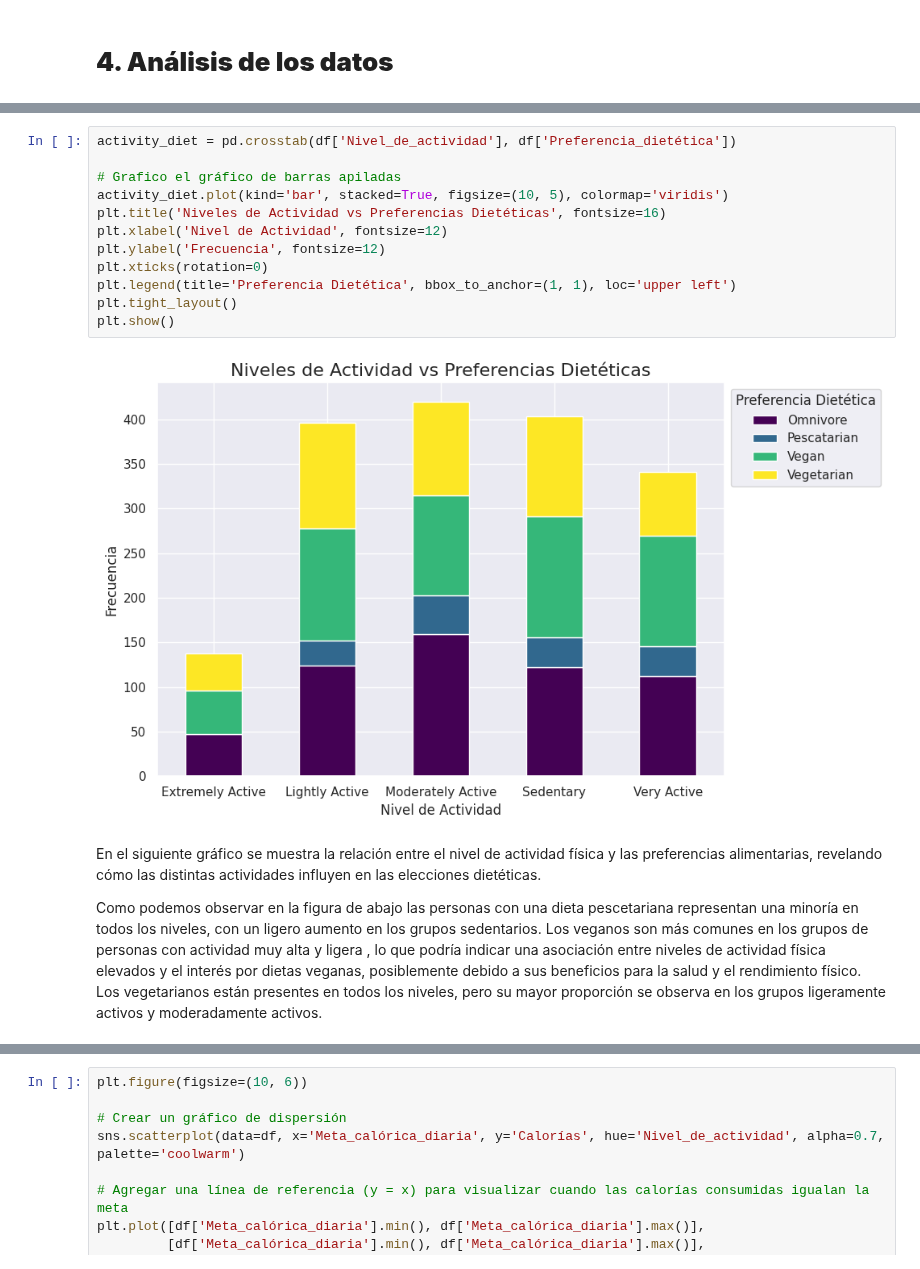
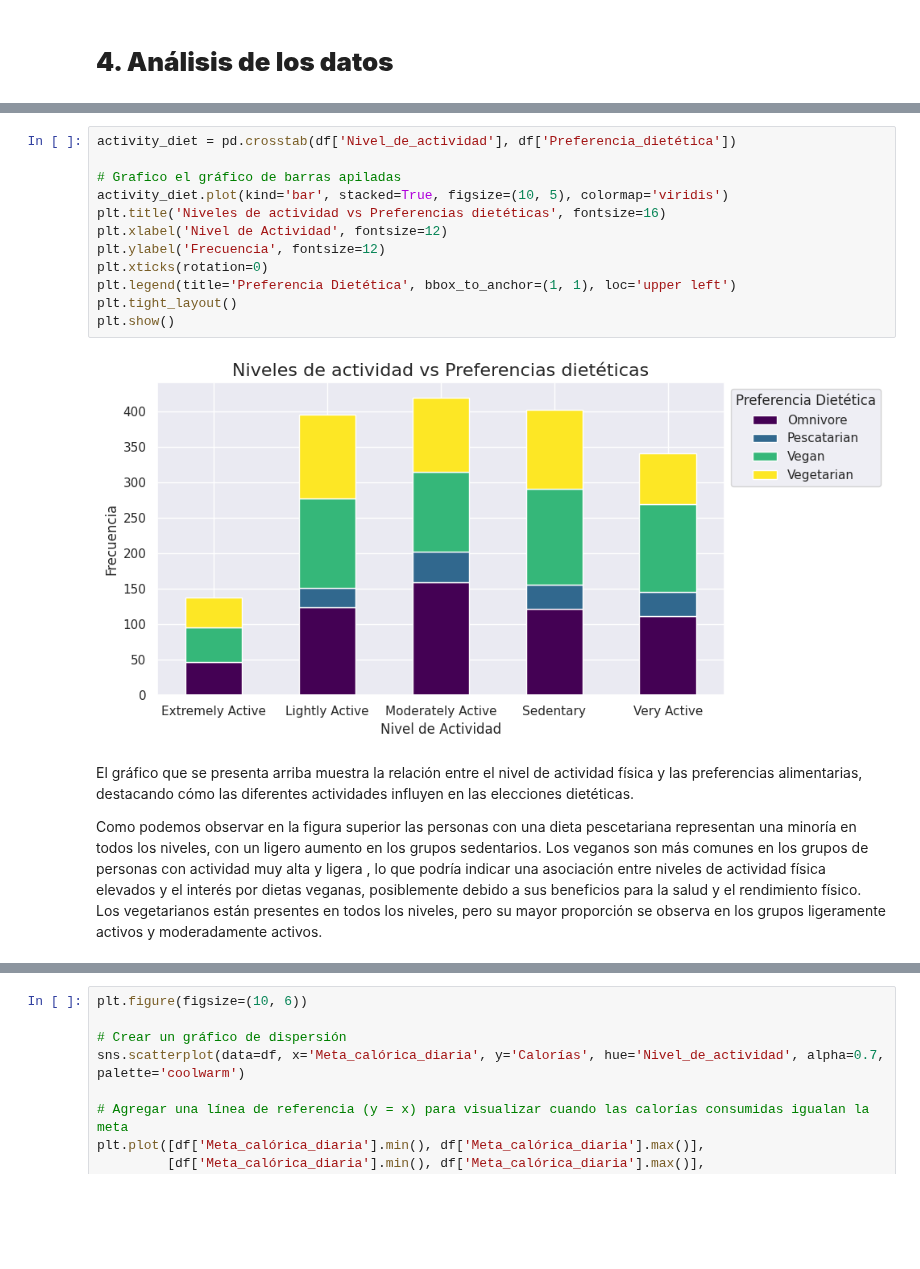
Before and after one commit to miriam013/Nutrition-Daily-Meals, a Jupyter notebook: Nutrition_Daily_Meals.ipynb, the cells around one changed output, grey strips where cells are left out. Cells and saved outputs as stored; diff of their text form; blank space fills up the shorter version.

```diff
--- a/Nutrition_Daily_Meals.ipynb
+++ b/Nutrition_Daily_Meals.ipynb
@@ -188,21 +201,21 @@ A continuación vamos a ver las preferencias alimentarias en las personas. La ma
 # %%
 activity_diet = pd.crosstab(df['Nivel_de_actividad'], df['Preferencia_dietética'])
 
 # Grafico el gráfico de barras apiladas
 activity_diet.plot(kind='bar', stacked=True, figsize=(10, 5), colormap='viridis')
-plt.title('Niveles de Actividad vs Preferencias Dietéticas', fontsize=16)
+plt.title('Niveles de actividad vs Preferencias dietéticas', fontsize=16)
 plt.xlabel('Nivel de Actividad', fontsize=12)
 plt.ylabel('Frecuencia', fontsize=12)
 plt.xticks(rotation=0)
 plt.legend(title='Preferencia Dietética', bbox_to_anchor=(1, 1), loc='upper left')
 plt.tight_layout()
 plt.show()
 # %% [output]
-[figure, old version]
+[figure, new version]
 # %% [markdown]
-En el siguiente gráfico se muestra la relación entre el nivel de actividad física y las preferencias alimentarias, revelando cómo las distintas actividades influyen en las elecciones dietéticas.
+El gráfico que se presenta arriba muestra la relación entre el nivel de actividad física y las preferencias alimentarias, destacando cómo las diferentes actividades influyen en las elecciones dietéticas.
 
-Como podemos observar en la figura de abajo las personas con una dieta pescetariana representan una minoría en todos los niveles, con un ligero aumento en los grupos sedentarios. Los veganos son más comunes en los grupos de personas con actividad muy alta y ligera , lo que podría indicar una asociación entre niveles de actividad física elevados y el interés por dietas veganas, posiblemente debido a sus beneficios para la salud y el rendimiento físico.
+Como podemos observar en la figura superior las personas con una dieta pescetariana representan una minoría en todos los niveles, con un ligero aumento en los grupos sedentarios. Los veganos son más comunes en los grupos de personas con actividad muy alta y ligera , lo que podría indicar una asociación entre niveles de actividad física elevados y el interés por dietas veganas, posiblemente debido a sus beneficios para la salud y el rendimiento físico.
 Los vegetarianos están presentes en todos los niveles, pero su mayor proporción se observa en los grupos ligeramente activos y moderadamente activos.
 # %%
 age_bins = pd.cut(df['Edad'], bins=[0, 20, 30, 40, 50, 60, 70, 100],
```
Also changed, not shown: parts of 16 cells of this notebook.
